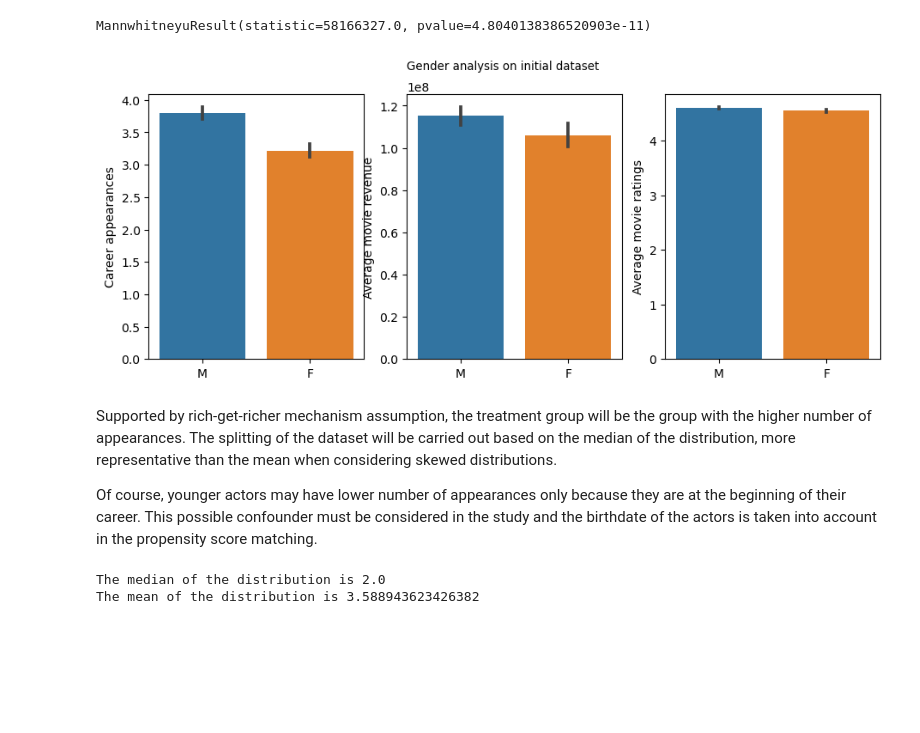
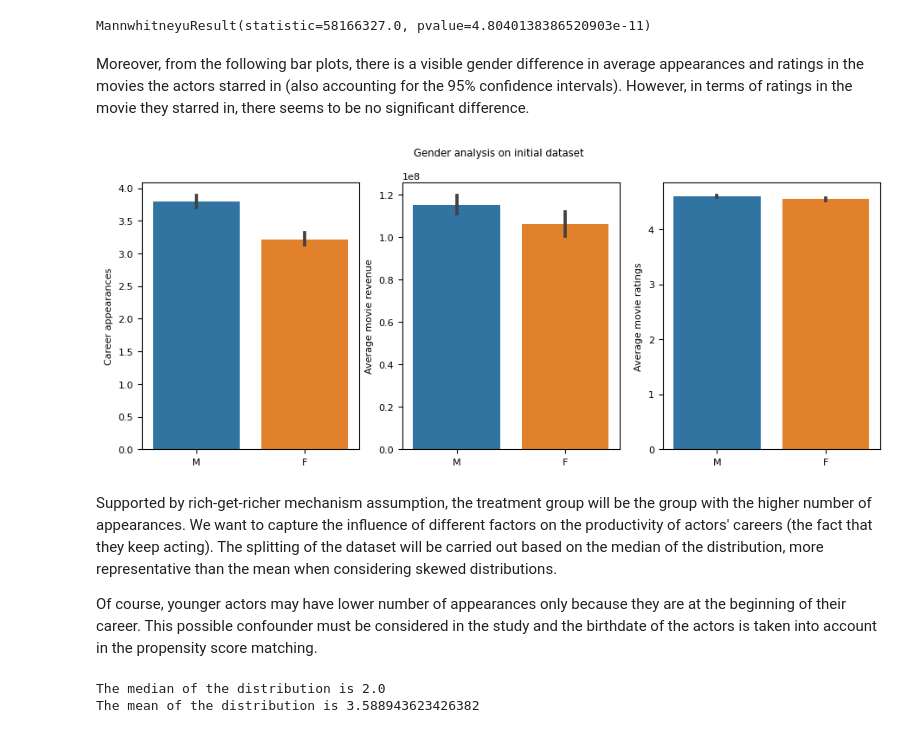
Before and after one commit to louisleger/ada-final-project, a Jupyter notebook: src/Observational_study.ipynb, the cells around one changed output. Cells and saved outputs as stored; diff of their text form; code cells hidden in the pictures; blank space fills up the shorter version.

```diff
--- a/src/Observational_study.ipynb
+++ b/src/Observational_study.ipynb
@@ -174,37 +175,39 @@ An Mann-Whitney U test is also performed to verify if the difference between the
 stats.mannwhitneyu(dt1.appearances, dt2.appearances) #independent test
 # %% [output]
 MannwhitneyuResult(statistic=58166327.0, pvalue=4.8040138386520903e-11)
+# %% [markdown]
+Moreover, from the following bar plots, there is a visible gender difference in average appearances and ratings in the movies the actors starred in (also accounting for the 95% confidence intervals). However, in terms of ratings in the movie they starred in, there seems to be no significant difference.
 # %%
 #bar plot with 95% confidence intervals
 import seaborn as sns
 
 #3 subplots
 fig, ax = plt.subplots(1,3, figsize=(11,4))
 
 sbplt = ax[0]
 sns.barplot(ax=ax[0], x="gender", y="appearances", data=actors)
 sbplt.set_ylabel('Career appearances')
 sbplt.set_xlabel('')
 
 sbplt = ax[1]
 sns.barplot(ax=ax[1], x="gender", y="revenue_avg", data=actors)
 sbplt.set_ylabel('Average movie revenue')
 sbplt.set_xlabel('')
 
 sbplt = ax[2]
 sns.barplot(ax=ax[2], x="gender", y="grade_avg", data=actors)
 sbplt.set_ylabel('Average movie ratings')
 sbplt.set_xlabel('')
 
 #fig.tight_layout()
-plt.rcParams.update({'font.size': 8})
+plt.rcParams.update({'font.size': 7})
 plt.savefig('../figures/gender1.png', bbox_inches='tight')
 fig.suptitle('Gender analysis on initial dataset')
 plt.show()
 # %% [output]
-[figure, old version]
+[figure, new version]
 # %% [markdown]
-Supported by rich-get-richer mechanism assumption, the treatment group will be the group with the higher number of appearances. The splitting of the dataset will be carried out based on the median of the distribution, more representative than the mean when considering skewed distributions.
+Supported by rich-get-richer mechanism assumption, the treatment group will be the group with the higher number of appearances. We want to capture the influence of different factors on the productivity of actors' careers (the fact that they keep acting). The splitting of the dataset will be carried out based on the median of the distribution, more representative than the mean when considering skewed distributions.
 
 Of course, younger actors may have lower number of appearances only because they are at the beginning of their career. This possible confounder must be considered in the study and the birthdate of the actors is taken into account in the propensity score matching.
 # %%
```
Also changed, not shown: parts of 23 cells of this notebook, 4 other files.
